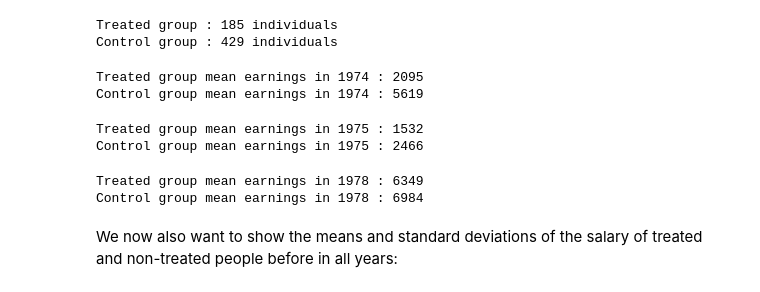
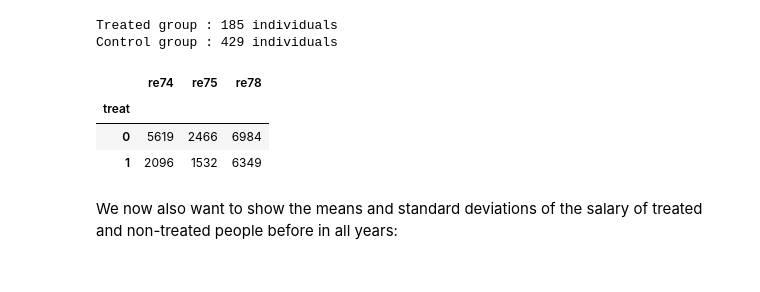
Before and after one commit to armand33/applied_data_analysis_2017, a Jupyter notebook: 04 - Applied ML/Homework 4.ipynb, the cells around one changed output. Cells and saved outputs as stored; diff of their text form; code cells hidden in the pictures.

```diff
--- a/04 - Applied ML/Homework 4.ipynb
+++ b/04 - Applied ML/Homework 4.ipynb
@@ -70,24 +70,14 @@ print('Control group : {} individuals'.format(len(df.loc[df.treat == 0])))
 # %% [output]
 Treated group : 185 individuals
 Control group : 429 individuals
-# %%
-print('Treated group mean earnings in 1974 : {}'.format(int(df.loc[df.treat == 1, 're74'].mean())))
-print('Control group mean earnings in 1974 : {}'.format(int(df.loc[df.treat == 0, 're74'].mean())))
-# %% [output]
-Treated group mean earnings in 1974 : 2095
-Control group mean earnings in 1974 : 5619
-# %%
-print('Treated group mean earnings in 1975 : {}'.format(int(df.loc[df.treat == 1, 're75'].mean())))
-print('Control group mean earnings in 1975 : {}'.format(int(df.loc[df.treat == 0, 're75'].mean())))
-# %% [output]
-Treated group mean earnings in 1975 : 1532
-Control group mean earnings in 1975 : 2466
-# %%
-print('Treated group mean earnings in 1978 : {}'.format(int(df.loc[df.treat == 1, 're78'].mean())))
-print('Control group mean earnings in 1978 : {}'.format(int(df.loc[df.treat == 0, 're78'].mean())))
-# %% [output]
-Treated group mean earnings in 1978 : 6349
-Control group mean earnings in 1978 : 6984
+# %%
+df_mean_group = df.groupby('treat').mean().round().astype(int)
+display(df_mean_group[['re74','re75','re78']])
+# %% [output]
+|  | re74 | re75 | re78 |
+| treat |  |  |  |
+| 0 | 5619 | 2466 | 6984 |
+| 1 | 2096 | 1532 | 6349 |
 # %% [markdown]
 We now also want to show the means and standard deviations of the salary of treated and non-treated people before in all years:
 # %%
```
Also changed, not shown: parts of 45 cells of this notebook.
